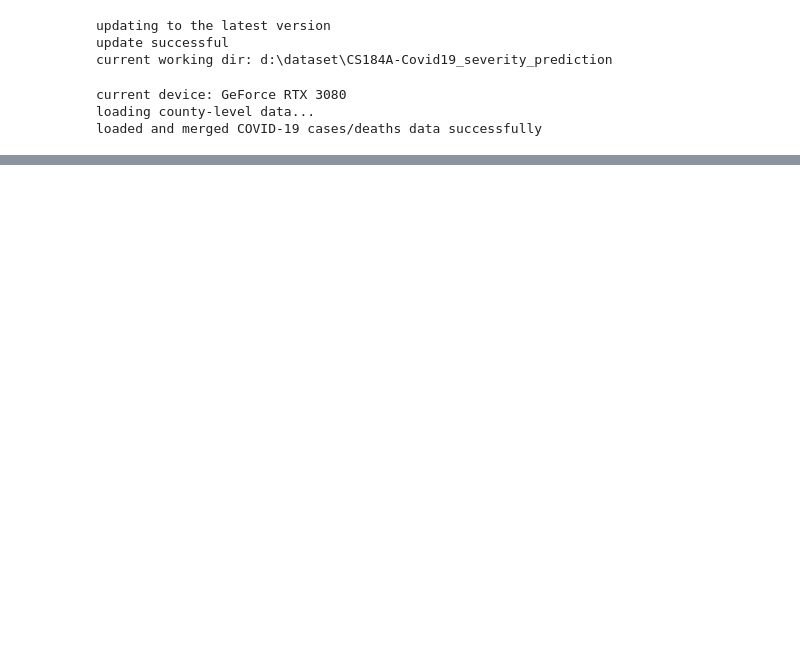
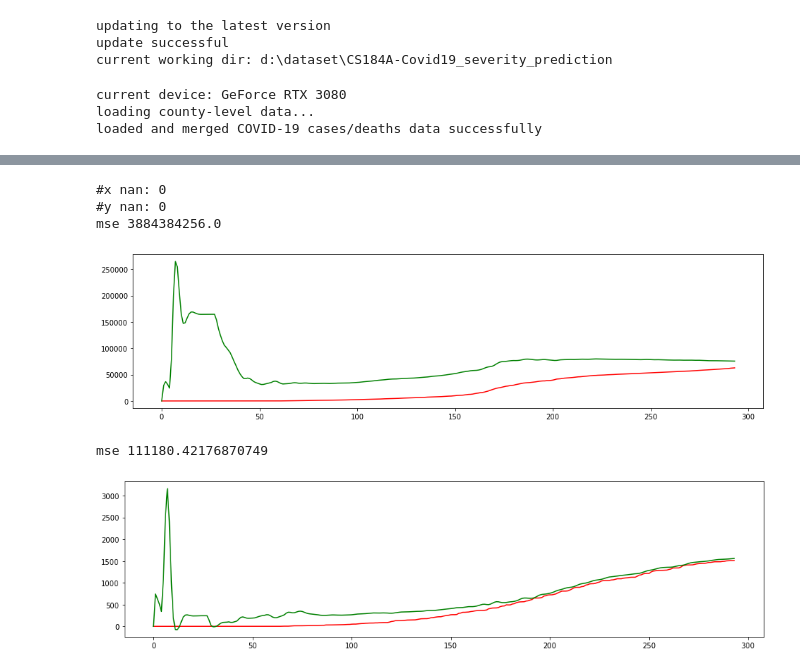
Before and after one commit to APM150/Covid19_severity_prediction, a Jupyter notebook: main.ipynb, the cells around one changed output, grey strips where cells are left out. Drawn from its saved outputs; the diff is of its cells as text; code cells hidden in the pictures; blank space fills up the shorter version.

```diff
--- a/main.ipynb
+++ b/main.ipynb
@@ -121,0 +278,37 @@ Before training: tensor([[-1.5259e+04,  6.6340e+01],
+# %%
+
+def plotPrediction(df):
+    x = form_input_tensor(df, FEATURES, maxload=maxload).to(device)
+    truey = x[:, :, -2:]
+    xnorm = x / xmaxtensor
+    x[torch.isnan(x)]=0
+    print(f"#x nan: {(torch.sum(torch.isnan(x)))}")
+    # print("x:", x * )
+    y = form_labels_tensor(df, maxload=maxload).to(device)
+    ynorm = y / ymaxtensor
+    print(f"#y nan: {torch.sum(torch.isnan(y))}")
+
+    yhat = torch.zeros((x.shape[1], 2), dtype=torch.float32, device='cuda')
+    for i in range(1, x.shape[1]):
+        yhati = None
+        with torch.no_grad():
+            yhati = model(xnorm[:,:i,:])
+        yhati *= ymaxtensor
+        yhat[i] = (yhati)
+    # print(yhat)
+
+    truey = to_numpy(truey)
+    yhat = to_numpy(yhat)
+    plt.figure(figsize=(16,4))
+    # plt.ylim((0, 70000))
+    plt.plot(range(len(truey)),truey[:,0],'r-')
+    plt.plot(range(len(truey)),yhat[:,0],'g-')
+    # plt.plot(range(len(truey)), np.absolute(truey[:,0]-yhat[:,0]), 'b-')
+    print("mse", np.sum((truey[:,0] - yhat[:,0]) ** 2) / len(truey))
+    plt.show()
+    plt.figure(figsize=(16,4))
+    plt.plot(range(len(truey)),truey[:,1],'r-')
+    plt.plot(range(len(truey)),yhat[:,1],'g-')
+    # plt.plot(range(len(truey)), np.absolute(truey[:,1]-yhat[:,1]), 'b-')
+    print("mse", np.sum((truey[:,1] - yhat[:,1]) ** 2) / len(truey))
+    plt.show()
@@ -121,0 +317,11 @@ Before training: tensor([[-1.5259e+04,  6.6340e+01],
+# %%
+orange = df[(df['StateName'] == 'CA') & (df['CountyName'] == 'Orange')]
+# %%
+plotPrediction(orange)
+# %% [output]
+#x nan: 0
+#y nan: 0
+mse 3884384256.0
+[figure, added]
+mse 111180.42176870749
+[figure, added]
```
Also changed, not shown: parts of 22 cells of this notebook, 17 other files.
